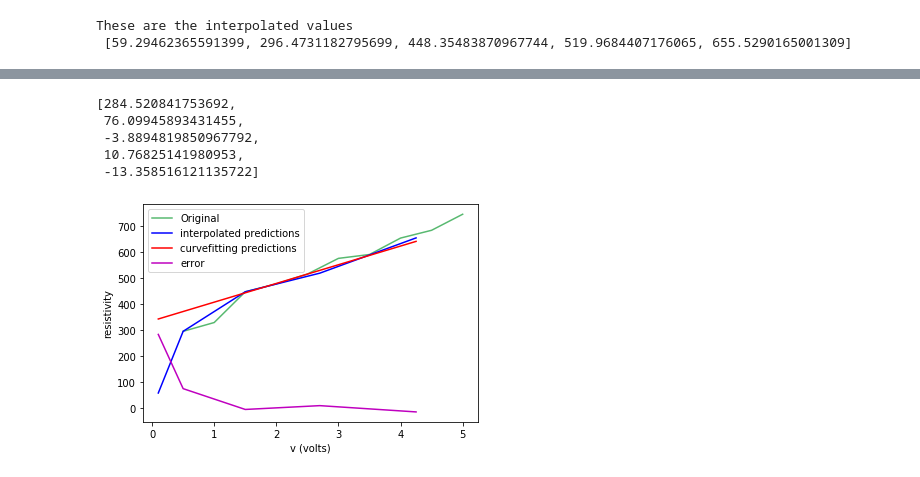
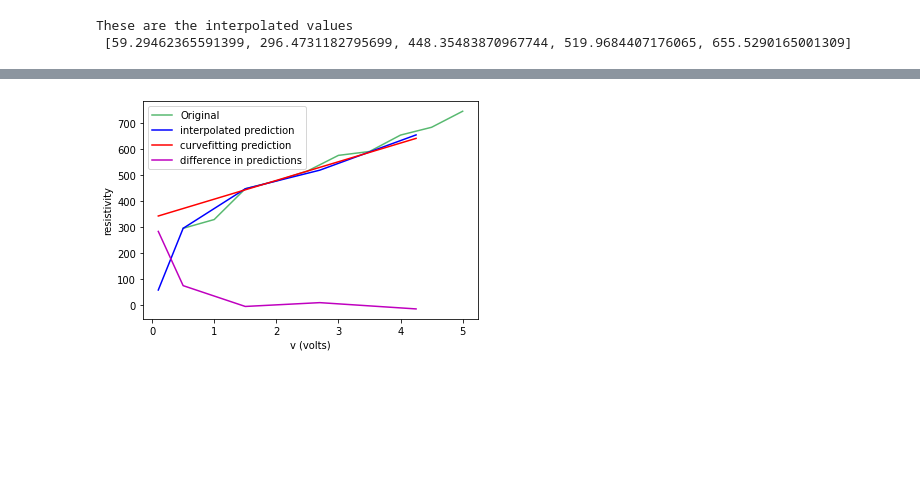
Before and after one commit to BriefCud/PRA1500-Tools-for-Practical_Physics, a Jupyter notebook: Week 3/Calibration Curves and Transformation of Variables.ipynb, the cells around one changed output, grey strips where cells are left out. Saved outputs shown, nothing was run; the diff lists cells and outputs as text; code cells hidden in the pictures; blank space fills up the shorter version.

```diff
--- a/Week 3/Calibration Curves and Transformation of Variables.ipynb
+++ b/Week 3/Calibration Curves and Transformation of Variables.ipynb
@@ -210,46 +210,33 @@ The error in the y-intercept is  21.244232312965625
 The percentage error in the gradient is  4.933553163501549
 The percentage error in the y-intercept is  6.310926809751652
 # %%
-u = []
+u = np.empty(len(new_V))
 b = Interpolate(x,y,new_V)[0] ### values of resistivity using the lookup table
-diff = []
+diff = np.empty(len(new_V))
 
 ### Calculating the resistivity using the linear regression model
 for i in range(len(new_V)):
-    u.append(m*new_V[i] + c)
+    u[i] = m*new_V[i] + c
 
-# for i in range(len(u)):
-#     print(u[i])
+### Calculating the differene betweent the lookup table and curve fit
+for i in range(len(u)):
+    diff[i] = u[i] - b[i]
 
-# print(len(u))
-# print(len(b))
+### Plotting the origional data
+plt.plot(x[0:10], y[0:10], color='#58b970', label='Original')
 
+### Plotting the lookup table data
+plt.plot(new_x, new_y,color = 'b', label='interpolated prediction')
 
-for i in range(len(u)):
-    diff.append(u[i] - b[i])
-diff
+### Plotting the prediction from the curvefitting
+plt.plot(new_x,u,color="r",label='curvefitting prediction')
+
+### Plotting the absolute error between the interpolated and curvefitting
+plt.plot(new_x,diff,color="m",label='difference in predictions')
+
+plt.xlabel("v (volts)")
+plt.ylabel("resistivity")
+plt.legend()
+plt.show()
 # %% [output]
-[284.520841753692,
- 76.09945893431455,
- -3.8894819850967792,
- 10.76825141980953,
- -13.358516121135722]
+[figure, added]
-# %%
-### Plotting the origional data
-plt.plot(x[0:10], y[0:10], color='#58b970', label='Original')
-
-### Plotting the lookup table data
-plt.plot(new_x, new_y,color = 'b', label='interpolated predictions')
-
-### Plotting the prediction from the curvefitting
-plt.plot(new_x,u,color="r",label='curvefitting predictions')
-
-### Plotting the absolute error between the interpolated and curvefitting
-plt.plot(new_x,diff,color="m",label='error')
-
-plt.xlabel("v (volts)")
-plt.ylabel("resistivity")
-plt.legend()
-plt.show()
-# %% [output]
-[figure, removed]
```
Also changed, not shown: parts of 10 cells of this notebook.
